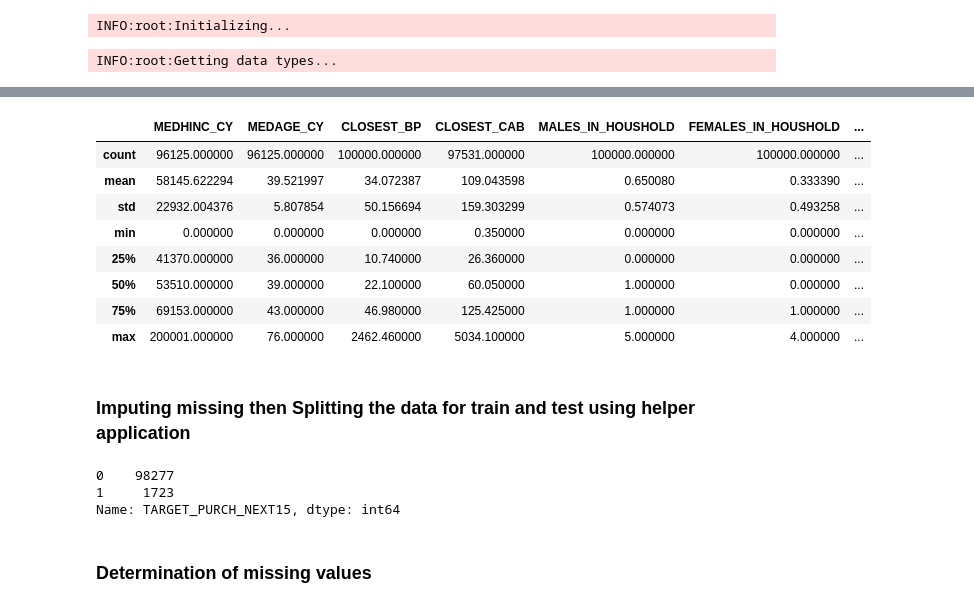
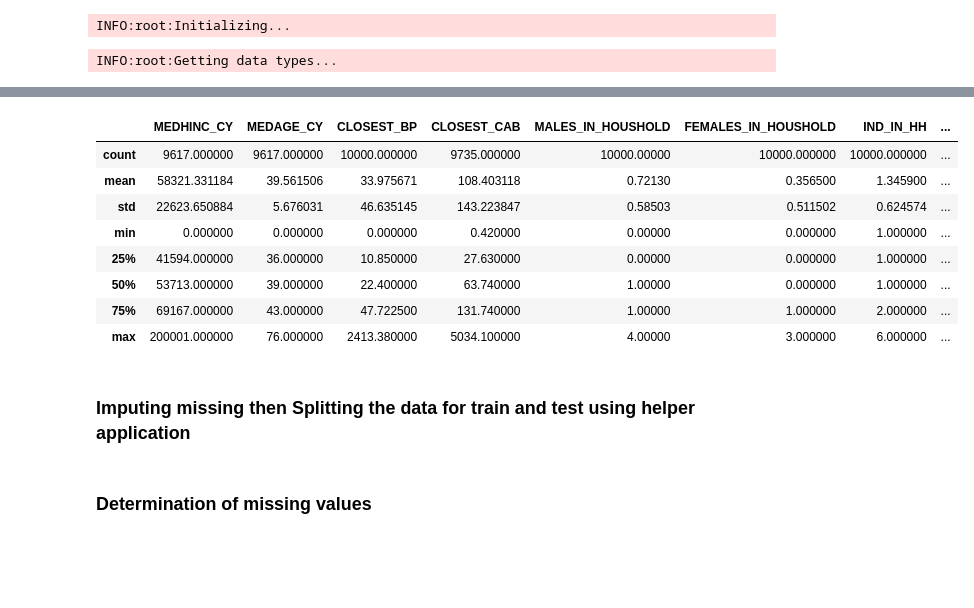
Before and after one commit to FloobtheGreat/IPy_Notebooks, a Jupyter notebook: Analyses/TabModeling.ipynb, the cells around one changed output, grey strips where cells are left out. Drawn from its saved outputs; the diff is of its cells as text; code cells hidden in the pictures; blank space fills up the shorter version.

```diff
--- a/Analyses/TabModeling.ipynb
+++ b/Analyses/TabModeling.ipynb
@@ -91,7 +91,6 @@ INFO:root:Initializing...
 #base, dtypesdf = helper.readData(sql)
 base = pd.read_csv(r'C:\users\pairwin\Documents\GitHub\IPy_Notebooks\SQL\tab_model.csv', parse_dates=['DATE_VALUE'])
 #base = pd.read_csv(r'/home/pirwin/Git/IPy_Notebooks/SQL/tab_model.csv',parse_dates=['DATE_VALUE'])
-base['DAYS_BTW_PURCH'] = base['DAYS_AS_CUSTOMER']/base['TOTAL_TRANSACTIONS']
 dtypes = helper.getDtypes(base)
 base.describe()
 # %% [output]
@@ -117,23 +115,11 @@ INFO:root:Getting data types...
-|  | MEDHINC_CY | MEDAGE_CY | CLOSEST_BP | CLOSEST_CAB | MALES_IN_HOUSHOLD | FEMALES_IN_HOUSHOLD | ... |
-| count | 96125.000000 | 96125.000000 | 100000.000000 | 97531.000000 | 100000.000000 | 100000.000000 | ... |
-| mean | 58145.622294 | 39.521997 | 34.072387 | 109.043598 | 0.650080 | 0.333390 | ... |
-| std | 22932.004376 | 5.807854 | 50.156694 | 159.303299 | 0.574073 | 0.493258 | ... |
-| min | 0.000000 | 0.000000 | 0.000000 | 0.350000 | 0.000000 | 0.000000 | ... |
-| 25% | 41370.000000 | 36.000000 | 10.740000 | 26.360000 | 0.000000 | 0.000000 | ... |
-| 50% | 53510.000000 | 39.000000 | 22.100000 | 60.050000 | 1.000000 | 0.000000 | ... |
-| 75% | 69153.000000 | 43.000000 | 46.980000 | 125.425000 | 1.000000 | 1.000000 | ... |
-| max | 200001.000000 | 76.000000 | 2462.460000 | 5034.100000 | 5.000000 | 4.000000 | ... |
+|  | MEDHINC_CY | MEDAGE_CY | CLOSEST_BP | CLOSEST_CAB | MALES_IN_HOUSHOLD | FEMALES_IN_HOUSHOLD | IND_IN_HH | ... |
+| count | 9617.000000 | 9617.000000 | 10000.000000 | 9735.000000 | 10000.00000 | 10000.000000 | 10000.000000 | ... |
+| mean | 58321.331184 | 39.561506 | 33.975671 | 108.403118 | 0.72130 | 0.356500 | 1.345900 | ... |
+| std | 22623.650884 | 5.676031 | 46.635145 | 143.223847 | 0.58503 | 0.511502 | 0.624574 | ... |
+| min | 0.000000 | 0.000000 | 0.000000 | 0.420000 | 0.00000 | 0.000000 | 1.000000 | ... |
+| 25% | 41594.000000 | 36.000000 | 10.850000 | 27.630000 | 0.00000 | 0.000000 | 1.000000 | ... |
+| 50% | 53713.000000 | 39.000000 | 22.400000 | 63.740000 | 1.00000 | 0.000000 | 1.000000 | ... |
+| 75% | 69167.000000 | 43.000000 | 47.722500 | 131.740000 | 1.00000 | 1.000000 | 2.000000 | ... |
+| max | 200001.000000 | 76.000000 | 2413.380000 | 5034.100000 | 4.00000 | 3.000000 | 6.000000 | ... |
 # %% [markdown]
 ### Imputing missing then Splitting the data for train and test using helper application
-# %%
-collist = ['MEDHINC_CY','MEDAGE_CY','CLOSEST_BP','MALES_IN_HOUSHOLD','FEMALES_IN_HOUSHOLD','REWARDS_CUSTOMER',
-          'DAYS_AS_CUSTOMER','TOTAL_TRANSACTIONS','REW_TRANSACTIONS','TOTAL_SPEND','DAYS_SINCE_PURCHASE',
-          'DAYS_BTW_PURCH']
-X = base[collist]
-y = base['TARGET_PURCH_NEXT15']
-
-base.TARGET_PURCH_NEXT15.value_counts()
-# %% [output]
-0    98277
-1     1723
-Name: TARGET_PURCH_NEXT15, dtype: int64
```
Also changed, not shown: parts of 20 cells of this notebook, 8 other files.
